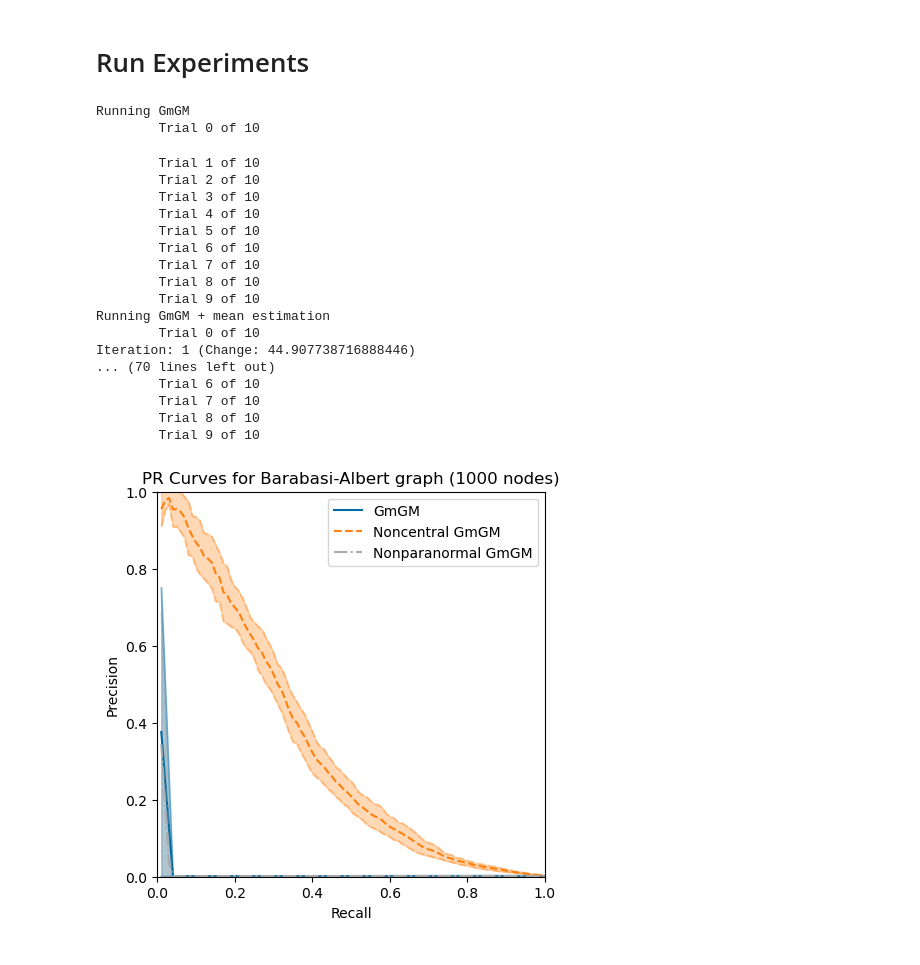
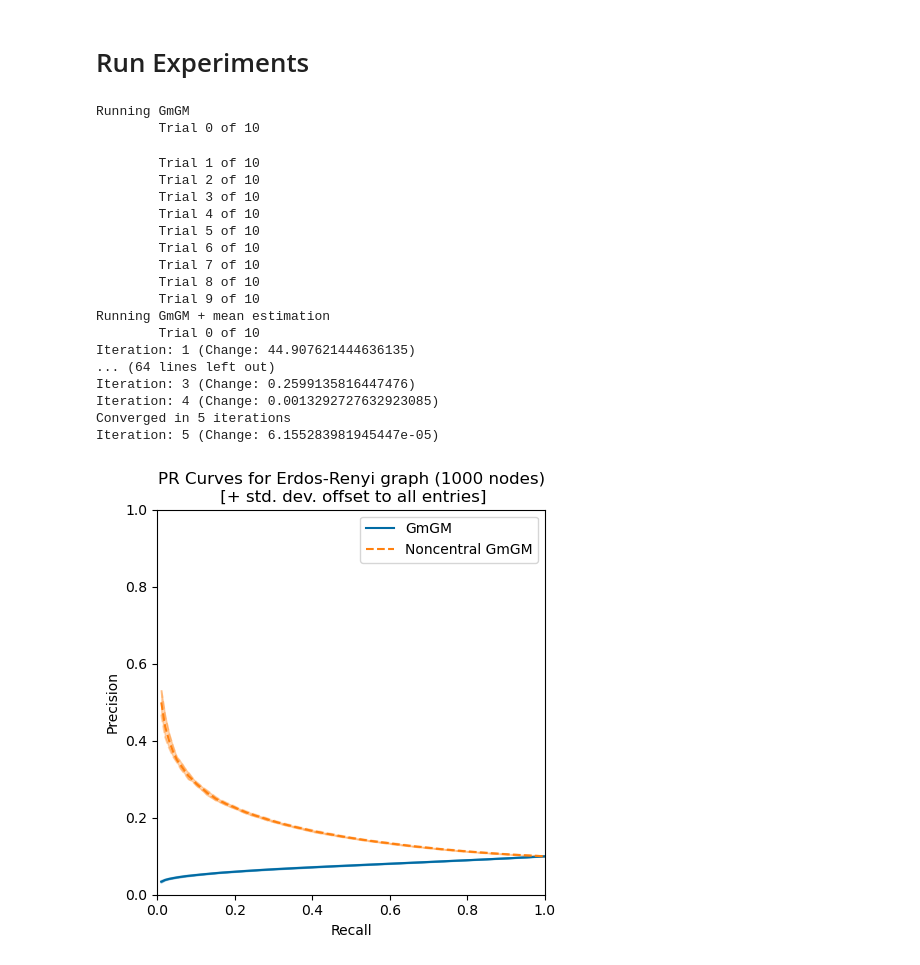
Before and after one commit to BaileyAndrew/Noncentral-KS-Normal, a Jupyter notebook: synthetic-data-test.ipynb, the cells around one changed output. Saved outputs shown, nothing was run; the diff lists cells and outputs as text; code cells hidden in the pictures.

```diff
--- a/synthetic-data-test.ipynb
+++ b/synthetic-data-test.ipynb
@@ -185,7 +185,7 @@ np.random.seed(SEED)
 
 # Create a random graph
 num_nodes = 1000
-graph = ig.Graph.Barabasi(n=num_nodes)
+graph = ig.Graph.Erdos_Renyi(n=num_nodes, p=0.1)
 ground_truth = np.array(graph.get_adjacency().data)
 colors = ["blue", "green"]
 
@@ -199,7 +199,7 @@ algorithms = (
     [
         "GmGM",
         "GmGM + mean estimation",
-        "GmGM + nonparanormal",
+        #"GmGM + nonparanormal",
         #"TeraLasso",
     ]
 )
@@ -220,10 +220,11 @@ for idx, algorithm in enumerate(algorithms):
             1
         )
         # Add total mean offset
-        output += 10
+        standard_dev = 1 / np.sqrt(2 * (ground_truth[0, 0]))
+        output += standard_dev
 
         # Add axis-wise offset
-        #output += TODO
+        #output += not here
 
         dataset = Dataset(
             dataset={"data": output},
@@ -350,39 +351,42 @@ for idx, algorithm in enumerate(algorithms):
     ax1.fill_between(
         xs,
         min_ys,
         max_ys,
         color=lineplot[0].get_color(),
         alpha=0.3
     )#, hatch=hatches[idx]+hatches[idx])
 
 ax1.set_xlim(0, 1)
 ax1.set_ylim(0, 1)
 ax1.set_xlabel('Recall')
 ax1.set_ylabel('Precision')
-ax1.set_title(f'PR Curves for Barabasi-Albert graph ({num_nodes} nodes)')
+ax1.set_title(
+    f'PR Curves for Erdos-Renyi graph ({num_nodes} nodes)'
+    + '\n [+ std. dev. offset to all entries]'
+)
 ax1.legend()
 
 
-fig.savefig('./out-figs/test.pdf', bbox_inches="tight")
+fig.savefig('./out-figs/offset-ks-pr-1000.pdf', bbox_inches="tight")
 pass
 # %% [output]
 Running GmGM
         Trial 0 of 10
         Trial 1 of 10
         Trial 2 of 10
         Trial 3 of 10
         Trial 4 of 10
         Trial 5 of 10
         Trial 6 of 10
         Trial 7 of 10
         Trial 8 of 10
         Trial 9 of 10
 Running GmGM + mean estimation
         Trial 0 of 10
-Iteration: 1 (Change: 44.907738716888446)
-... (70 lines left out)
-        Trial 6 of 10
-        Trial 7 of 10
-        Trial 8 of 10
-        Trial 9 of 10
+Iteration: 1 (Change: 44.907621444636135)
+... (64 lines left out)
+Iteration: 3 (Change: 0.2599135816447476)
+Iteration: 4 (Change: 0.0013292727632923085)
+Converged in 5 iterations
+Iteration: 5 (Change: 6.155283981945447e-05)
-[figure, old version]
+[figure, new version]
```
Also changed, not shown: parts of 5 cells of this notebook, 8 other files.
